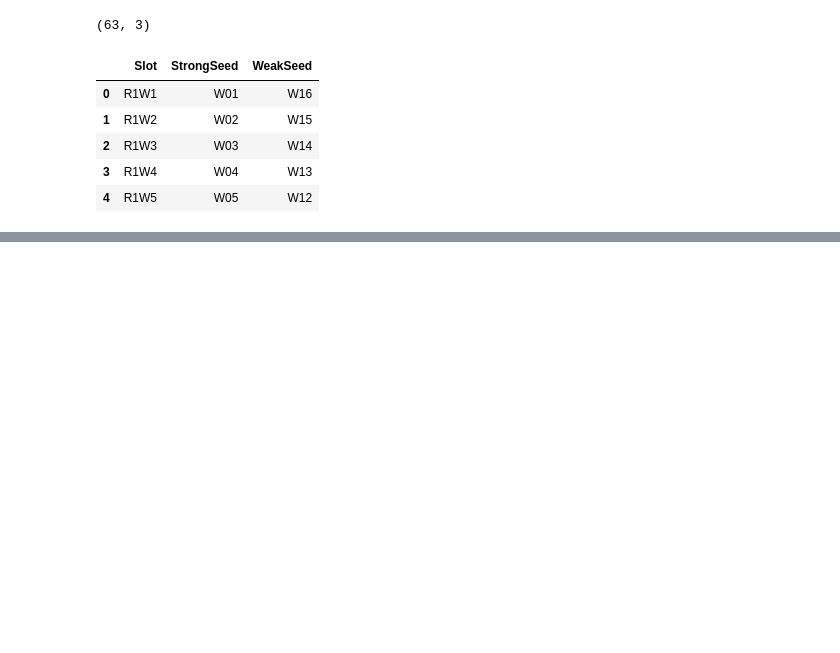
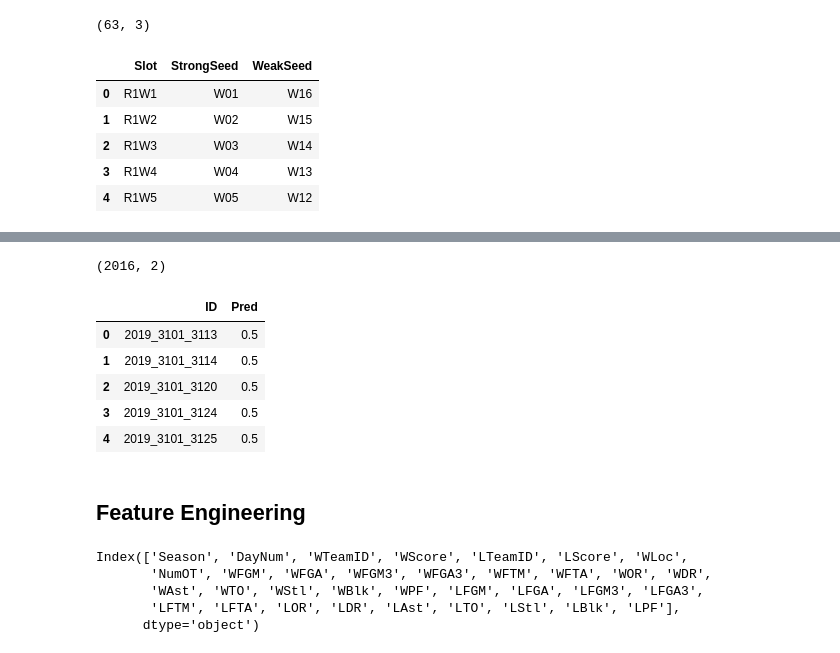
Before and after one commit to MJeremy2017/machine-learning-models, a Jupyter notebook: Kaggle-NCAA/Match-Prediction.ipynb, the cells around one changed output, grey strips where cells are left out. Cells and saved outputs as stored; diff of their text form; code cells hidden in the pictures; blank space fills up the shorter version.

```diff
--- a/Kaggle-NCAA/Match-Prediction.ipynb
+++ b/Kaggle-NCAA/Match-Prediction.ipynb
@@ -241,0 +246,23 @@ tourney_slots.head()
+# %%
+submission = pd.read_csv("womens-machine-learning-competition-2019/WSampleSubmissionStage2.csv")
+print(submission.shape)
+submission.head()
+# %% [output]
+(2016, 2)
+|  | ID | Pred |
+| 0 | 2019_3101_3113 | 0.5 |
+| 1 | 2019_3101_3114 | 0.5 |
+| 2 | 2019_3101_3120 | 0.5 |
+| 3 | 2019_3101_3124 | 0.5 |
+| 4 | 2019_3101_3125 | 0.5 |
+# %% [markdown]
+## Feature Engineering
+# %%
+# regular detail X tourney detail
+regular_detailed.columns
+# %% [output]
+Index(['Season', 'DayNum', 'WTeamID', 'WScore', 'LTeamID', 'LScore', 'WLoc',
+       'NumOT', 'WFGM', 'WFGA', 'WFGM3', 'WFGA3', 'WFTM', 'WFTA', 'WOR', 'WDR',
+       'WAst', 'WTO', 'WStl', 'WBlk', 'WPF', 'LFGM', 'LFGA', 'LFGM3', 'LFGA3',
+       'LFTM', 'LFTA', 'LOR', 'LDR', 'LAst', 'LTO', 'LStl', 'LBlk', 'LPF'],
+      dtype='object')
```
Also changed, not shown: parts of 4 cells of this notebook.
